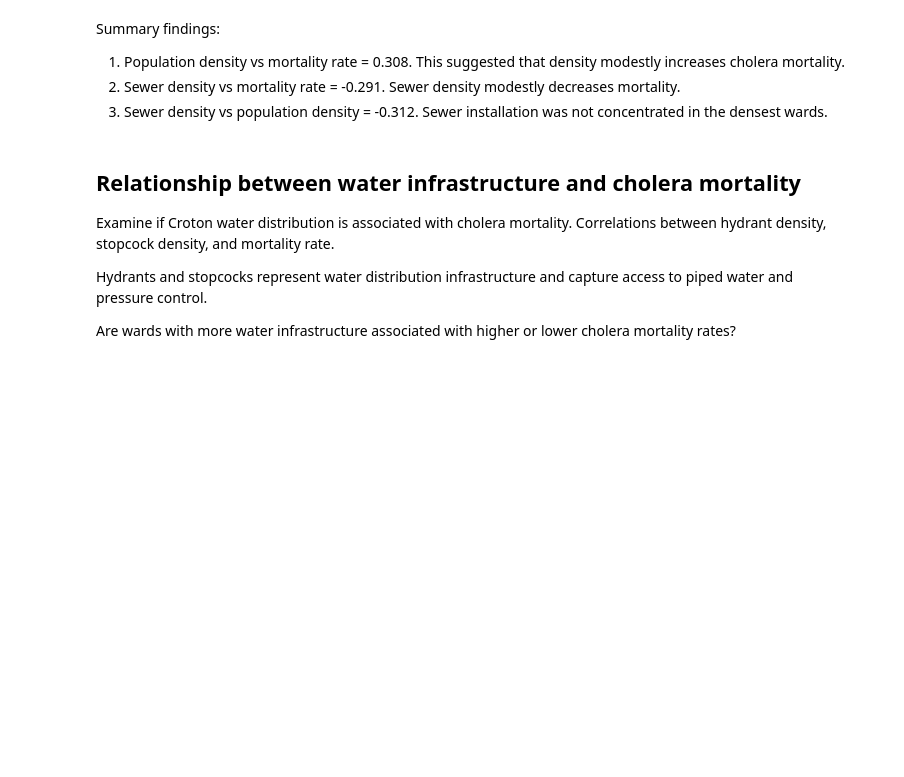
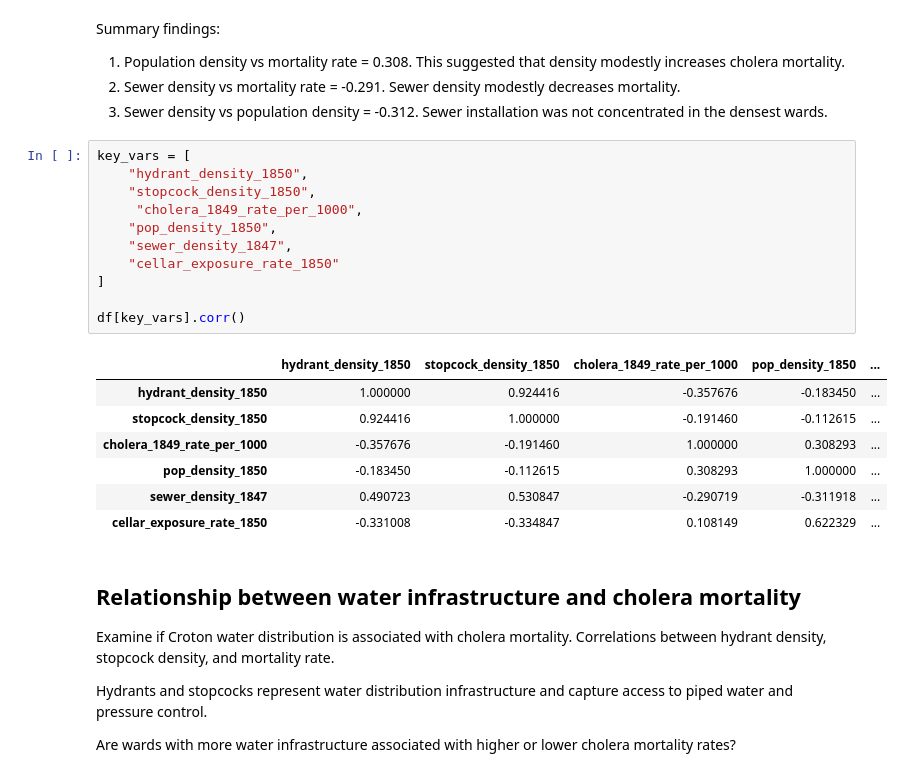
Before and after one commit to atoothman/croton-cholera-analysis, a Jupyter notebook: notebooks/02_descriptives.ipynb, the cells around one changed output. Saved outputs shown, nothing was run; the diff lists cells and outputs as text; blank space fills up the shorter version.

```diff
--- a/notebooks/02_descriptives.ipynb
+++ b/notebooks/02_descriptives.ipynb
@@ -489,6 +489,25 @@ Summary findings:
 1. Population density vs mortality rate = 0.308. This suggested that density modestly increases cholera mortality.
 2. Sewer density vs mortality rate = -0.291. Sewer density modestly decreases mortality.
 3. Sewer density vs population density = -0.312. Sewer installation was not concentrated in the densest wards.
+# %%
+key_vars = [
+    "hydrant_density_1850",
+    "stopcock_density_1850",
+     "cholera_1849_rate_per_1000",
+    "pop_density_1850",
+    "sewer_density_1847",
+    "cellar_exposure_rate_1850"
+]
+
+df[key_vars].corr()
+# %% [output]
+|  | hydrant_density_1850 | stopcock_density_1850 | cholera_1849_rate_per_1000 | pop_density_1850 | ... |
+| hydrant_density_1850 | 1.000000 | 0.924416 | -0.357676 | -0.183450 | ... |
+| stopcock_density_1850 | 0.924416 | 1.000000 | -0.191460 | -0.112615 | ... |
+| cholera_1849_rate_per_1000 | -0.357676 | -0.191460 | 1.000000 | 0.308293 | ... |
+| pop_density_1850 | -0.183450 | -0.112615 | 0.308293 | 1.000000 | ... |
+| sewer_density_1847 | 0.490723 | 0.530847 | -0.290719 | -0.311918 | ... |
+| cellar_exposure_rate_1850 | -0.331008 | -0.334847 | 0.108149 | 0.622329 | ... |
 # %% [markdown]
 ## Relationship between water infrastructure and cholera mortality
 
```
Also changed, not shown: parts of 1 cell of this notebook.
